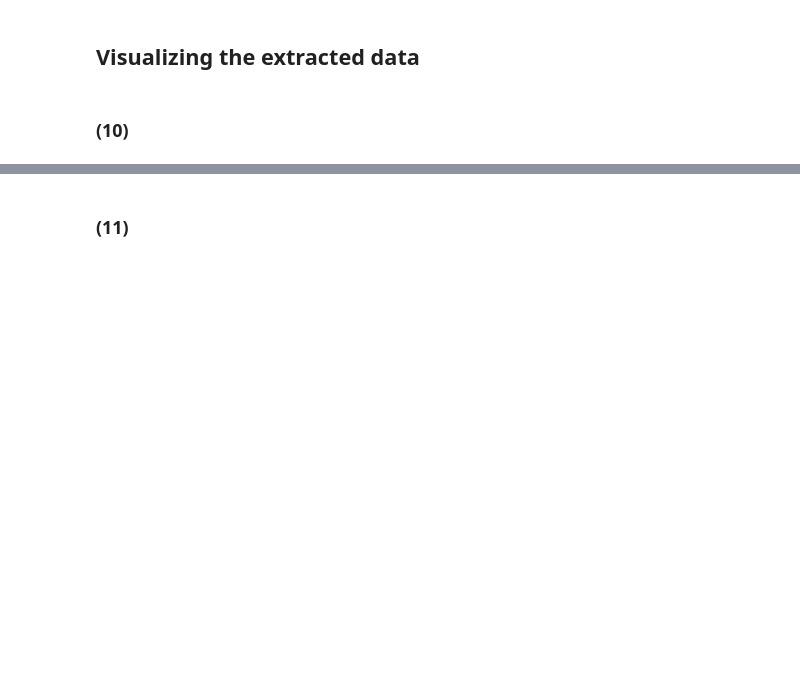
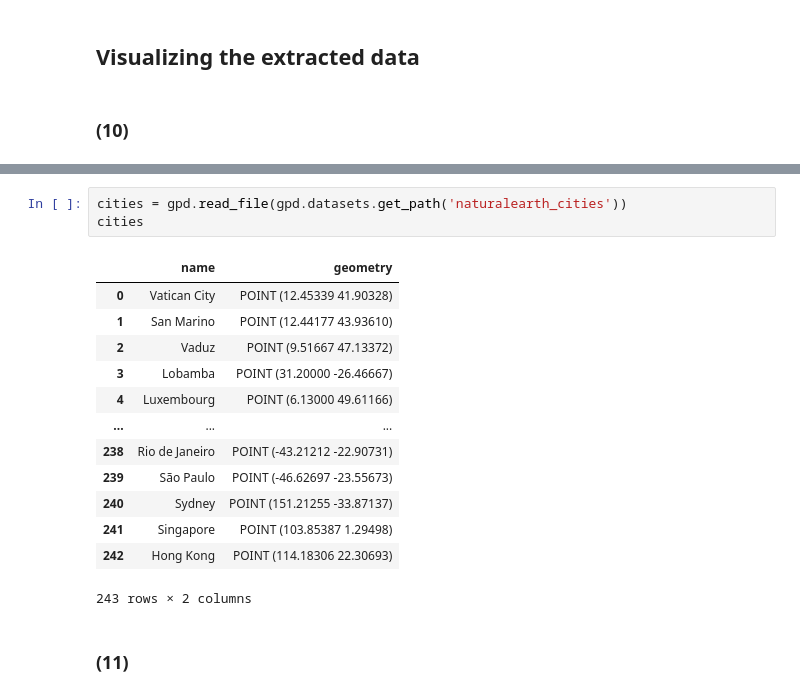
Before and after one commit to Borschu/Assignment_05, a Jupyter notebook: assignment_05_python.ipynb, the cells around one changed output, grey strips where cells are left out. Saved outputs shown, nothing was run; the diff lists cells and outputs as text; blank space fills up the shorter version.

```diff
--- a/assignment_05_python.ipynb
+++ b/assignment_05_python.ipynb
@@ -295,3 +300,20 @@ map.plot()
+# %%
+cities = gpd.read_file(gpd.datasets.get_path('naturalearth_cities'))
+cities
+# %% [output]
+|  | name | geometry |
+| 0 | Vatican City | POINT (12.45339 41.90328) |
+| 1 | San Marino | POINT (12.44177 43.93610) |
+| 2 | Vaduz | POINT (9.51667 47.13372) |
+| 3 | Lobamba | POINT (31.20000 -26.46667) |
+| 4 | Luxembourg | POINT (6.13000 49.61166) |
+| ... | ... | ... |
+| 238 | Rio de Janeiro | POINT (-43.21212 -22.90731) |
+| 239 | São Paulo | POINT (-46.62697 -23.55673) |
+| 240 | Sydney | POINT (151.21255 -33.87137) |
+| 241 | Singapore | POINT (103.85387 1.29498) |
+| 242 | Hong Kong | POINT (114.18306 22.30693) |
+243 rows × 2 columns
 # %% [markdown]
 ### (11)
 # %%
```
Also changed, not shown: parts of 4 cells of this notebook.
